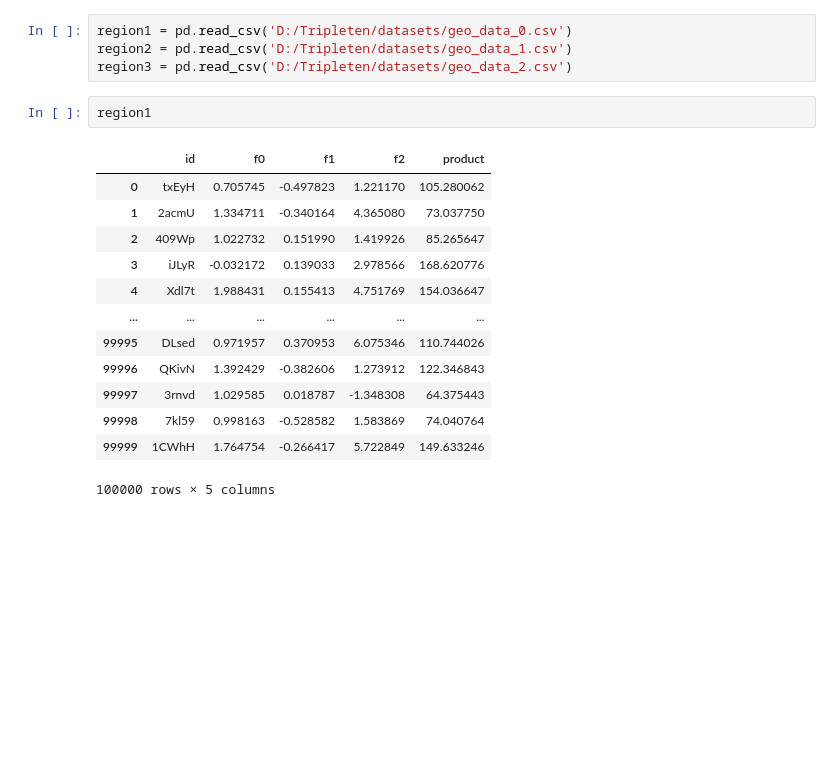
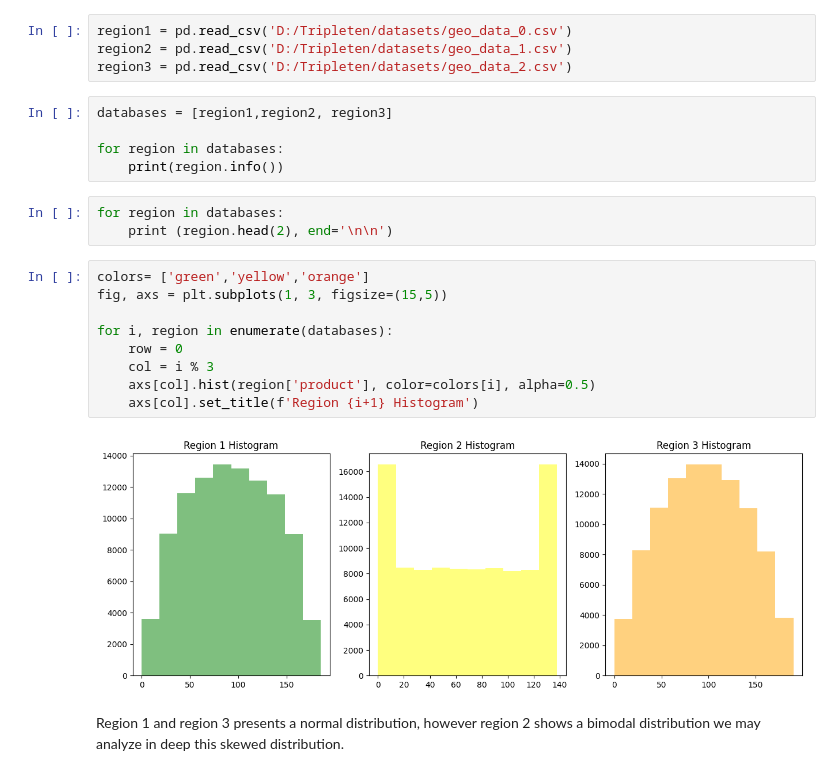
Before and after one commit to jmhrivera/project_10_Linear_Regression_Oil_Well_Profit_Prediction, a Jupyter notebook: giantoil.ipynb, the cells around one changed output. Cells and saved outputs as stored; diff of their text form; blank space fills up the shorter version.

```diff
--- a/giantoil.ipynb
+++ b/giantoil.ipynb
@@ -22,19 +24,24 @@ import numpy as np
 region1 = pd.read_csv('D:/Tripleten/datasets/geo_data_0.csv')
 region2 = pd.read_csv('D:/Tripleten/datasets/geo_data_1.csv')
 region3 = pd.read_csv('D:/Tripleten/datasets/geo_data_2.csv')
-# %%
-region1
-# %% [output]
-|  | id | f0 | f1 | f2 | product |
-| 0 | txEyH | 0.705745 | -0.497823 | 1.221170 | 105.280062 |
-| 1 | 2acmU | 1.334711 | -0.340164 | 4.365080 | 73.037750 |
-| 2 | 409Wp | 1.022732 | 0.151990 | 1.419926 | 85.265647 |
-| 3 | iJLyR | -0.032172 | 0.139033 | 2.978566 | 168.620776 |
-| 4 | Xdl7t | 1.988431 | 0.155413 | 4.751769 | 154.036647 |
-| ... | ... | ... | ... | ... | ... |
-| 99995 | DLsed | 0.971957 | 0.370953 | 6.075346 | 110.744026 |
-| 99996 | QKivN | 1.392429 | -0.382606 | 1.273912 | 122.346843 |
-| 99997 | 3rnvd | 1.029585 | 0.018787 | -1.348308 | 64.375443 |
-| 99998 | 7kl59 | 0.998163 | -0.528582 | 1.583869 | 74.040764 |
-| 99999 | 1CWhH | 1.764754 | -0.266417 | 5.722849 | 149.633246 |
-100000 rows × 5 columns
+# %%
+databases = [region1,region2, region3]
+
+for region in databases:
+    print(region.info())
+# %%
+for region in databases:
+    print (region.head(2), end='\n\n')
+# %%
+colors= ['green','yellow','orange']
+fig, axs = plt.subplots(1, 3, figsize=(15,5))
+
+for i, region in enumerate(databases):
+    row = 0
+    col = i % 3
+    axs[col].hist(region['product'], color=colors[i], alpha=0.5)
+    axs[col].set_title(f'Region {i+1} Histogram')
+# %% [output]
+[figure, added]
+# %% [markdown]
+Region 1 and region 3 presents a normal distribution, however region 2 shows a bimodal distribution we may analyze in deep this skewed distribution.
```
Also changed, not shown: parts of 12 cells of this notebook.
